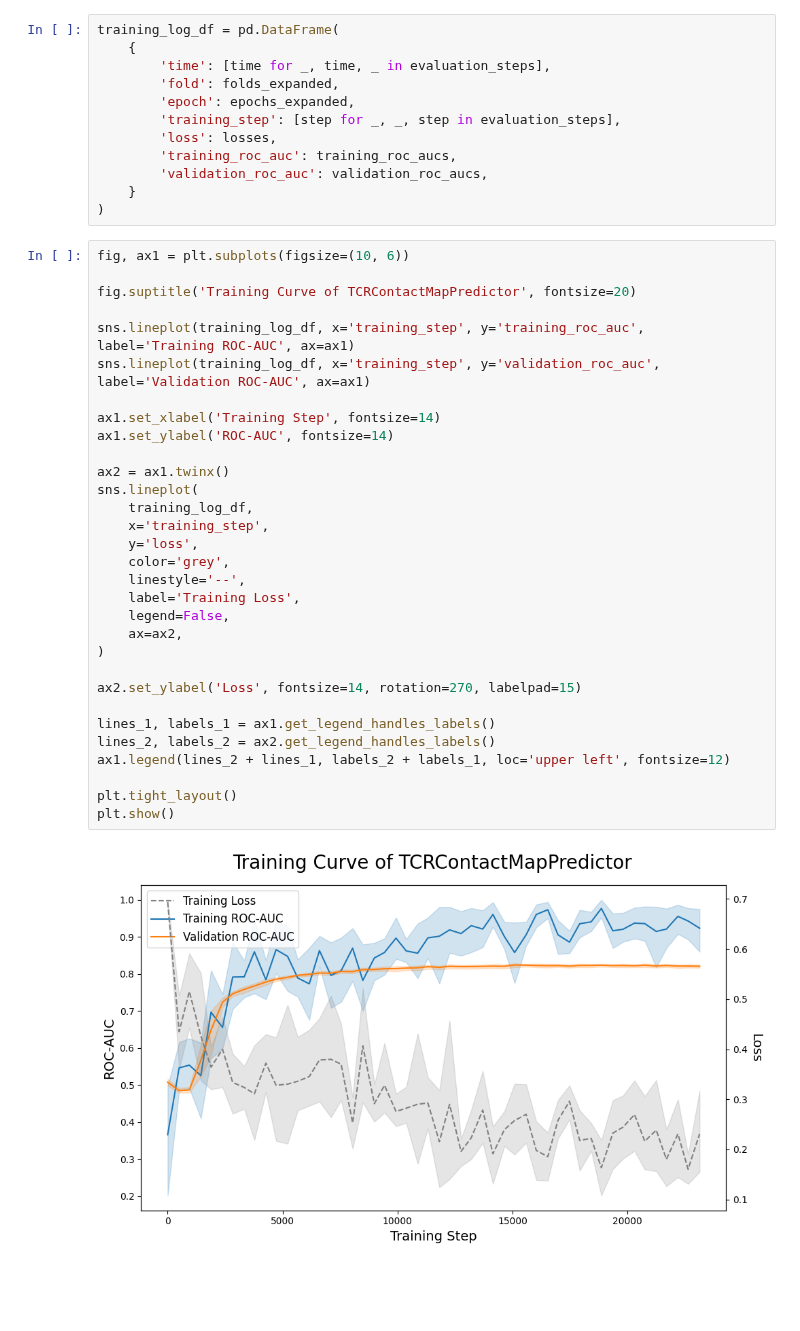
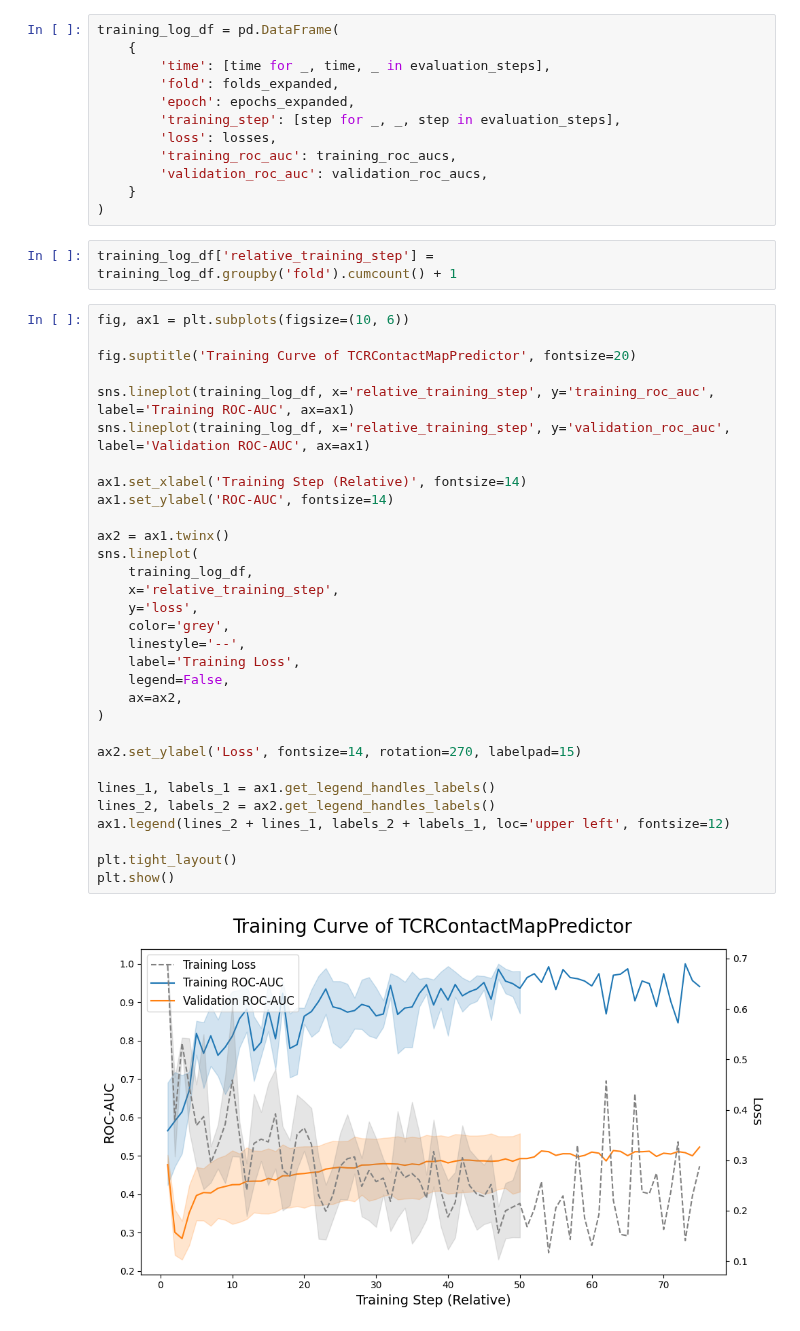
Before and after one commit to benjiemc/tcr-antigen-prediction, a Jupyter notebook: notebooks/visualising_and_evaluating_tcr_contact_map_predictor_training.ipynb, the cells around one changed output. Saved outputs shown, nothing was run; the diff lists cells and outputs as text; blank space fills up the shorter version.

```diff
--- a/notebooks/visualising_and_evaluating_tcr_contact_map_predictor_training.ipynb
+++ b/notebooks/visualising_and_evaluating_tcr_contact_map_predictor_training.ipynb
@@ -94,36 +94,38 @@ training_log_df = pd.DataFrame(
         'validation_roc_auc': validation_roc_aucs,
     }
 )
+# %%
+training_log_df['relative_training_step'] = training_log_df.groupby('fold').cumcount() + 1
 # %%
 fig, ax1 = plt.subplots(figsize=(10, 6))
 
 fig.suptitle('Training Curve of TCRContactMapPredictor', fontsize=20)
 
-sns.lineplot(training_log_df, x='training_step', y='training_roc_auc', label='Training ROC-AUC', ax=ax1)
-sns.lineplot(training_log_df, x='training_step', y='validation_roc_auc', label='Validation ROC-AUC', ax=ax1)
+sns.lineplot(training_log_df, x='relative_training_step', y='training_roc_auc', label='Training ROC-AUC', ax=ax1)
+sns.lineplot(training_log_df, x='relative_training_step', y='validation_roc_auc', label='Validation ROC-AUC', ax=ax1)
 
-ax1.set_xlabel('Training Step', fontsize=14)
+ax1.set_xlabel('Training Step (Relative)', fontsize=14)
 ax1.set_ylabel('ROC-AUC', fontsize=14)
 
 ax2 = ax1.twinx()
 sns.lineplot(
     training_log_df,
-    x='training_step',
+    x='relative_training_step',
     y='loss',
     color='grey',
     linestyle='--',
     label='Training Loss',
     legend=False,
     ax=ax2,
 )
 
 ax2.set_ylabel('Loss', fontsize=14, rotation=270, labelpad=15)
 
 lines_1, labels_1 = ax1.get_legend_handles_labels()
 lines_2, labels_2 = ax2.get_legend_handles_labels()
 ax1.legend(lines_2 + lines_1, labels_2 + labels_1, loc='upper left', fontsize=12)
 
 plt.tight_layout()
 plt.show()
 # %% [output]
-[figure, old version]
+[figure, new version]
```
Also changed, not shown: 11 other files.
